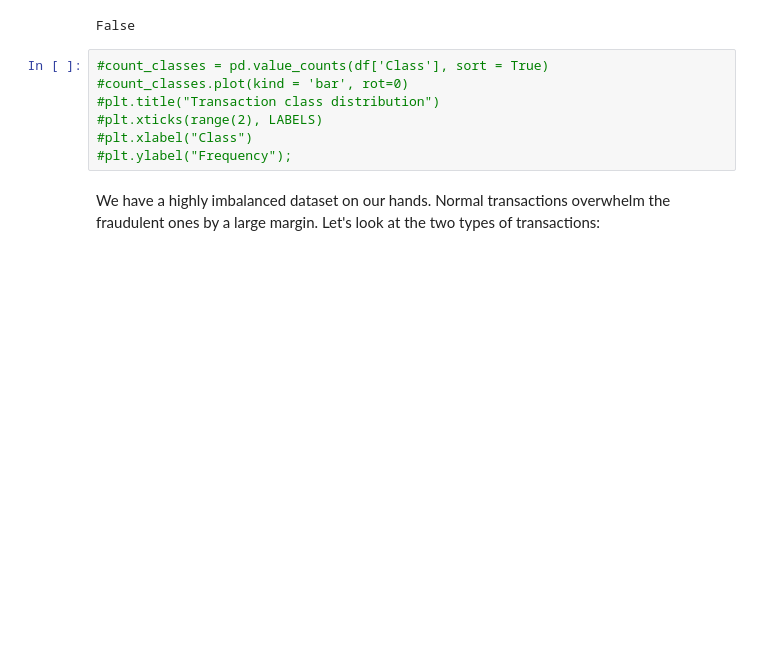
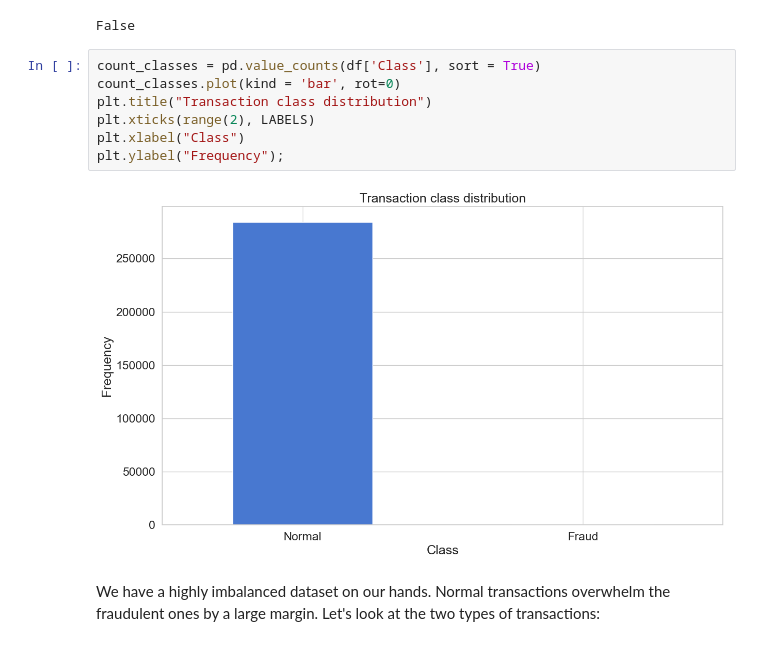
Before and after one commit to RagadAhmed/MLR503, a Jupyter notebook: CCFD_v6_Hybrid Model.ipynb, the cells around one changed output. Drawn from its saved outputs; the diff is of its cells as text; blank space fills up the shorter version.

```diff
--- a/CCFD_v6_Hybrid Model.ipynb
+++ b/CCFD_v6_Hybrid Model.ipynb
@@ -69,12 +69,14 @@ df.isnull().values.any()
 # %% [output]
 False
 # %%
-#count_classes = pd.value_counts(df['Class'], sort = True)
-#count_classes.plot(kind = 'bar', rot=0)
-#plt.title("Transaction class distribution")
-#plt.xticks(range(2), LABELS)
-#plt.xlabel("Class")
-#plt.ylabel("Frequency");
+count_classes = pd.value_counts(df['Class'], sort = True)
+count_classes.plot(kind = 'bar', rot=0)
+plt.title("Transaction class distribution")
+plt.xticks(range(2), LABELS)
+plt.xlabel("Class")
+plt.ylabel("Frequency");
+# %% [output]
+[figure, added]
 # %% [markdown]
 We have a highly imbalanced dataset on our hands. Normal transactions overwhelm the fraudulent ones by a large margin. Let's look at the two types of transactions:
 # %%
```
Also changed, not shown: parts of 15 cells of this notebook.
